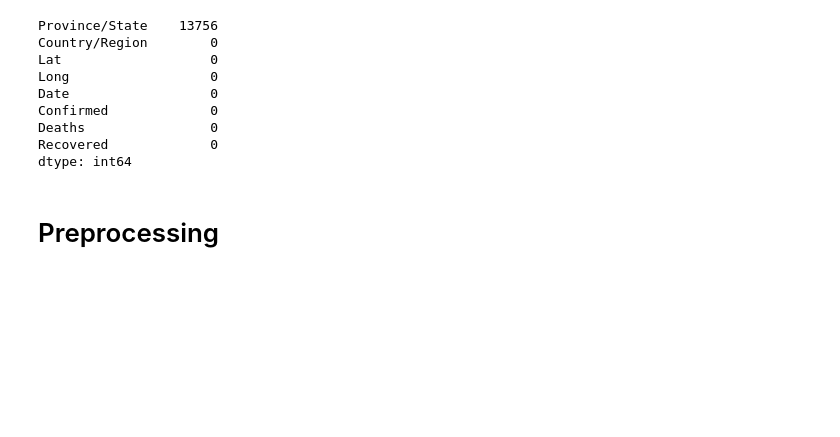
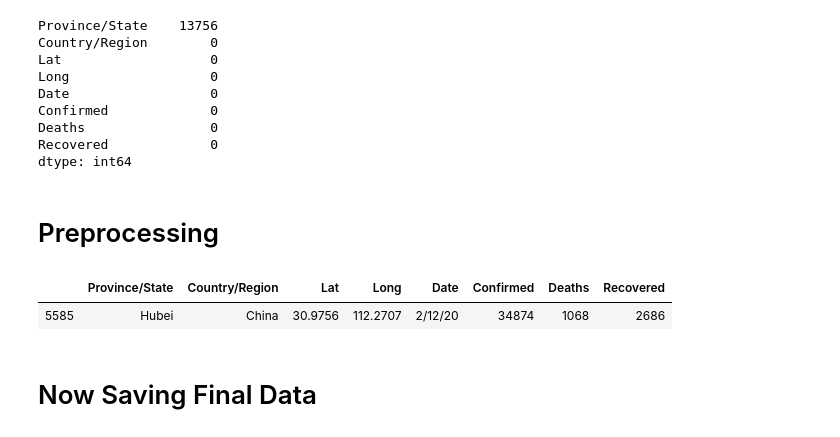
Before and after one commit to shahzadahsan97/Corona_Virus, a Jupyter notebook: corona.ipynb, the cells around one changed output. Saved outputs shown, nothing was run; the diff lists cells and outputs as text; code cells hidden in the pictures; blank space fills up the shorter version.

Commit message:
fixing the data

```diff
--- a/corona.ipynb
+++ b/corona.ipynb
@@ -258,0 +269,7 @@ full_table = full_table[full_table['Province/State'].str.contains(',')!=True]
+# %%
+full_table[(full_table['Date']=='2/12/20') & (full_table['Province/State']=='Hubei')]
+# %% [output]
+|  | Province/State | Country/Region | Lat | Long | Date | Confirmed | Deaths | Recovered |
+| 5585 | Hubei | China | 30.9756 | 112.2707 | 2/12/20 | 34874 | 1068 | 2686 |
+# %% [markdown]
+# Now Saving Final Data
```
Also changed, not shown: parts of 6 cells of this notebook, 3 other files.
